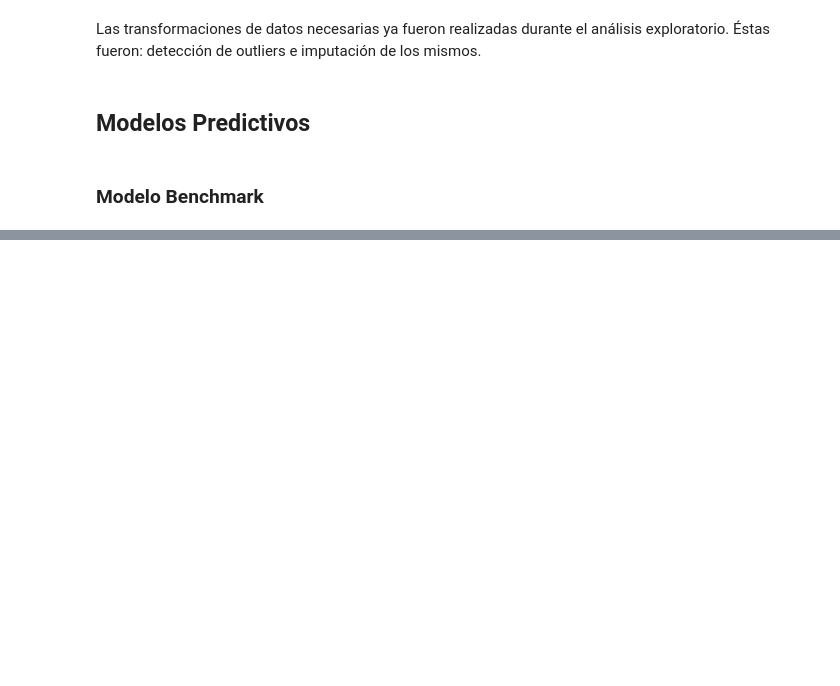
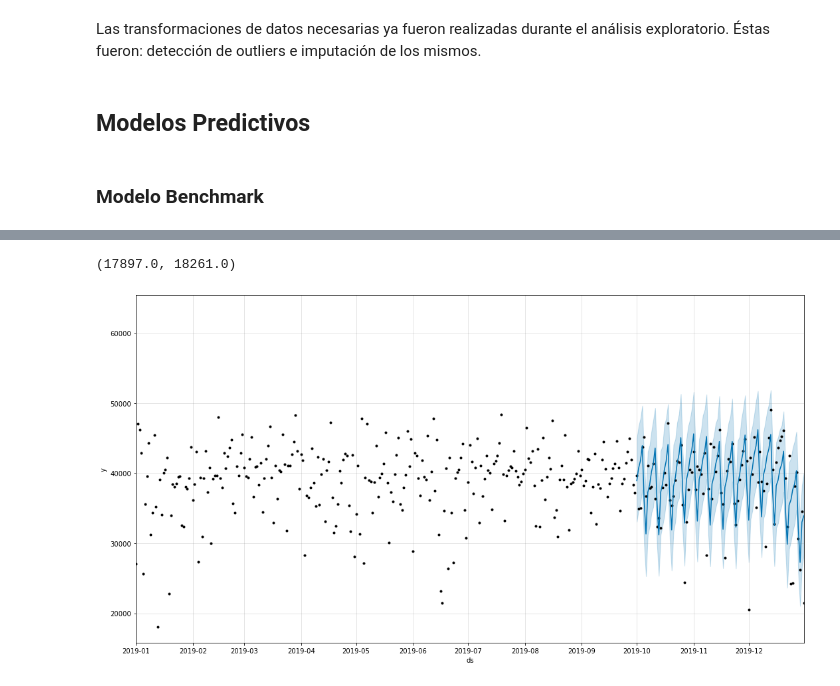
Before and after one commit to NachoRam123/Proyecto-3, a Jupyter notebook: DS_Proyecto_03_ST_RamellaIgnacio.ipynb, the cells around one changed output, grey strips where cells are left out. Drawn from its saved outputs; the diff is of its cells as text; code cells hidden in the pictures; blank space fills up the shorter version.

Commit message:
Agrega el Modelo BenchMark

```diff
--- a/DS_Proyecto_03_ST_RamellaIgnacio.ipynb
+++ b/DS_Proyecto_03_ST_RamellaIgnacio.ipynb
@@ -677,0 +679,3 @@ from statsmodels.tsa.api import VAR
+# %%
+#Instanciamos un objeto Prophet
+benchmark = Prophet()
@@ -677,0 +698,5 @@ from statsmodels.tsa.api import VAR
+# %%
+#Cambiamos el nombre de las columnas del df para poder fitear el modelo
+df_modelo = diario.rename(columns={'fecha':'ds', 'cantidad_pasos': 'y'})
+#Fiteamos el objeto con el dataframe diario
+benchmark.fit(df_modelo)
@@ -677,0 +706,7 @@ from statsmodels.tsa.api import VAR
+# %%
+#Nos quedamos con las fechas del ultimo trimestre de 2019 para predecir
+fechas_tri_2019 = df_modelo.ds[-92:]
+tri_2019 = df_modelo[df_modelo['ds'].isin(fechas_tri_2019)][['ds']]
+# %%
+forecast_tri_2019_bm = benchmark.predict(tri_2019)
+forecast_tri_2019_bm[['ds', 'yhat', 'yhat_lower', 'yhat_upper']].tail()
@@ -677,0 +724,6 @@ from statsmodels.tsa.api import VAR
+# %%
+fig_bm = plot(benchmark, forecast_tri_2019_bm, figsize=(15, 8))
+plt.xlim([datetime.date(2019, 1, 1), datetime.date(2019, 12, 31)])
+# %% [output]
+(17897.0, 18261.0)
+[figure, added]
```
Also changed, not shown: parts of 12 cells of this notebook.
